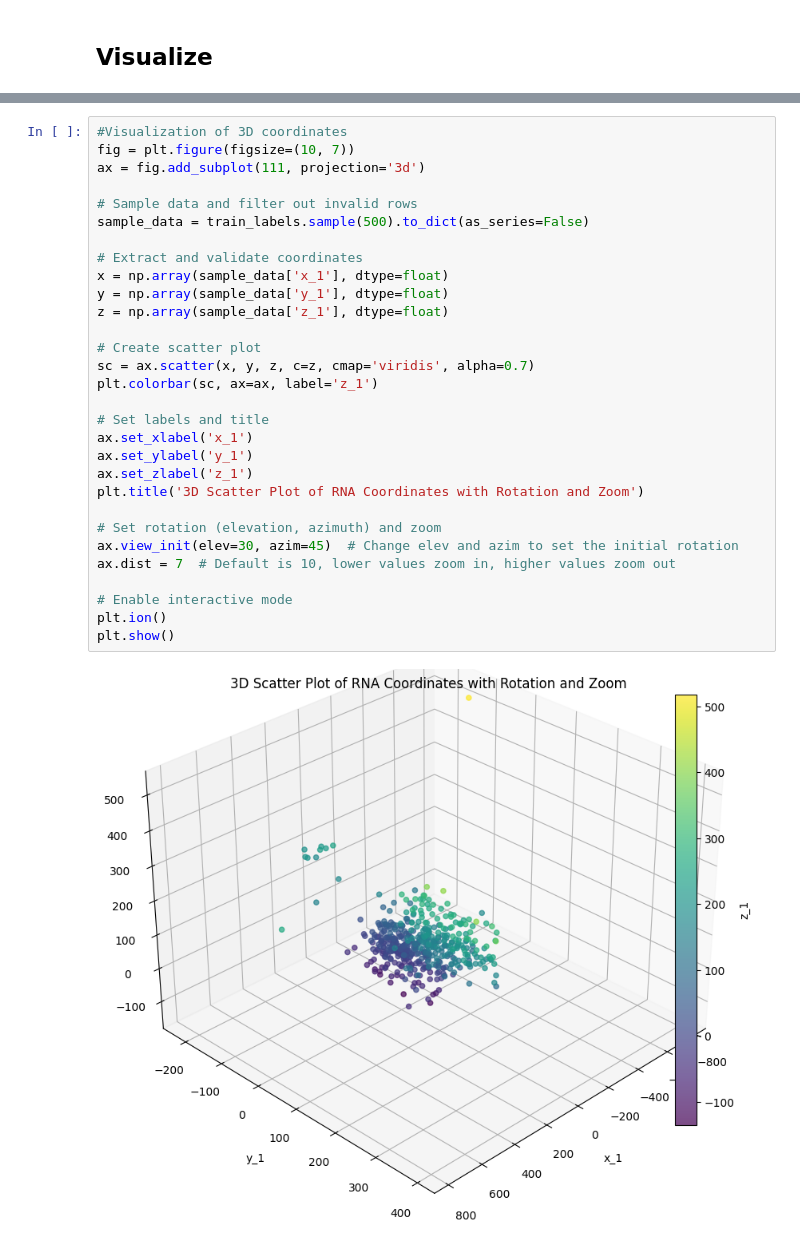
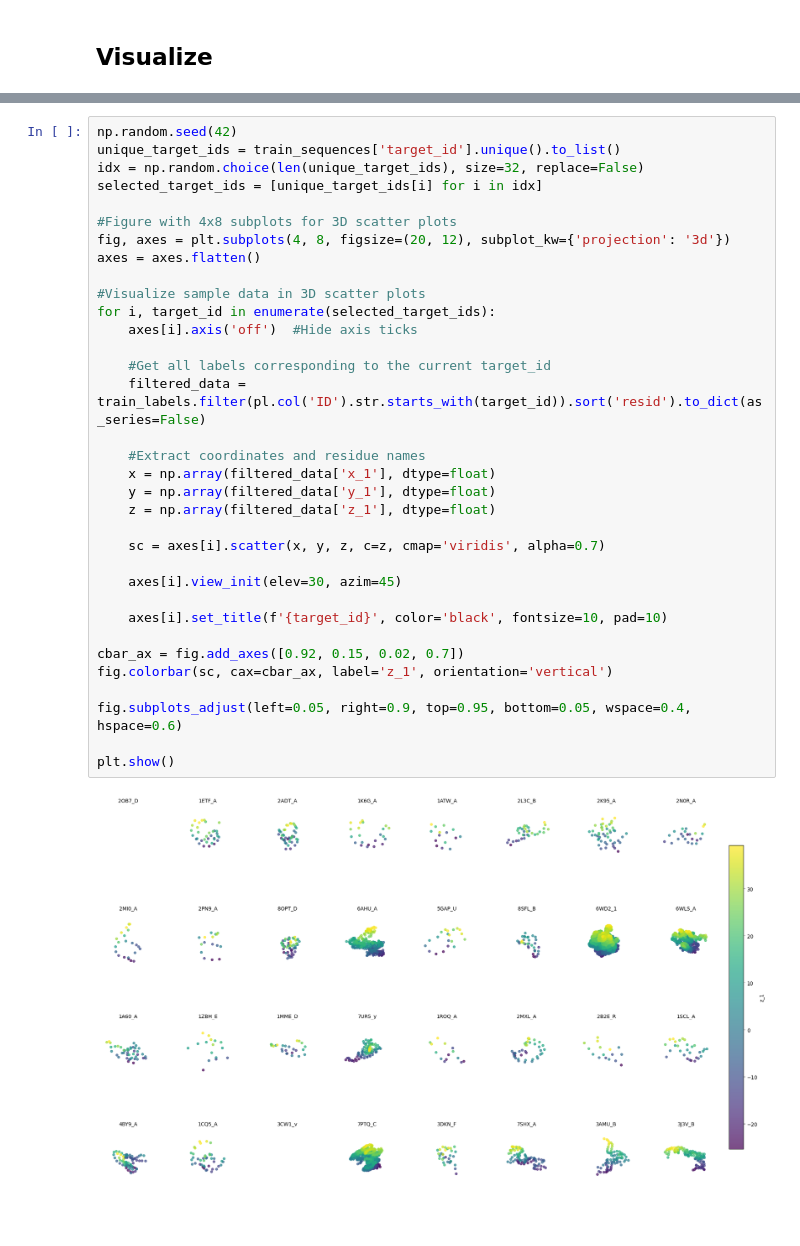
Before and after one commit to micho0802/Kaggle_comp, a Jupyter notebook: Stanford_RNA_3d_Folding/stanford-rna-3d-folding.ipynb, the cells around one changed output, grey strips where cells are left out. Cells and saved outputs as stored; diff of their text form; blank space fills up the shorter version.

```diff
--- a/Stanford_RNA_3d_Folding/stanford-rna-3d-folding.ipynb
+++ b/Stanford_RNA_3d_Folding/stanford-rna-3d-folding.ipynb
@@ -127,32 +124,36 @@ plt.show
-# %%
-#Visualization of 3D coordinates
-fig = plt.figure(figsize=(10, 7))
-ax = fig.add_subplot(111, projection='3d')
-
-# Sample data and filter out invalid rows
-sample_data = train_labels.sample(500).to_dict(as_series=False)
-
-# Extract and validate coordinates
-x = np.array(sample_data['x_1'], dtype=float)
-y = np.array(sample_data['y_1'], dtype=float)
-z = np.array(sample_data['z_1'], dtype=float)
-
-# Create scatter plot
-sc = ax.scatter(x, y, z, c=z, cmap='viridis', alpha=0.7)
-plt.colorbar(sc, ax=ax, label='z_1')
-
-# Set labels and title
-ax.set_xlabel('x_1')
-ax.set_ylabel('y_1')
-ax.set_zlabel('z_1')
-plt.title('3D Scatter Plot of RNA Coordinates with Rotation and Zoom')
-
-# Set rotation (elevation, azimuth) and zoom
-ax.view_init(elev=30, azim=45)  # Change elev and azim to set the initial rotation
-ax.dist = 7  # Default is 10, lower values zoom in, higher values zoom out
-
-# Enable interactive mode
-plt.ion()
-plt.show()
-# %% [output]
-[figure, removed]
+# %%
+np.random.seed(42)
+unique_target_ids = train_sequences['target_id'].unique().to_list()
+idx = np.random.choice(len(unique_target_ids), size=32, replace=False)
+selected_target_ids = [unique_target_ids[i] for i in idx]
+
+#Figure with 4x8 subplots for 3D scatter plots
+fig, axes = plt.subplots(4, 8, figsize=(20, 12), subplot_kw={'projection': '3d'})
+axes = axes.flatten()
+
+#Visualize sample data in 3D scatter plots
+for i, target_id in enumerate(selected_target_ids):
+    axes[i].axis('off')  #Hide axis ticks
+
+    #Get all labels corresponding to the current target_id
+    filtered_data = train_labels.filter(pl.col('ID').str.starts_with(target_id)).sort('resid').to_dict(as_series=False)
+
+    #Extract coordinates and residue names
+    x = np.array(filtered_data['x_1'], dtype=float)
+    y = np.array(filtered_data['y_1'], dtype=float)
+    z = np.array(filtered_data['z_1'], dtype=float)
+
+    sc = axes[i].scatter(x, y, z, c=z, cmap='viridis', alpha=0.7)
+
+    axes[i].view_init(elev=30, azim=45)
+
+    axes[i].set_title(f'{target_id}', color='black', fontsize=10, pad=10)
+
+cbar_ax = fig.add_axes([0.92, 0.15, 0.02, 0.7])
+fig.colorbar(sc, cax=cbar_ax, label='z_1', orientation='vertical')
+
+fig.subplots_adjust(left=0.05, right=0.9, top=0.95, bottom=0.05, wspace=0.4, hspace=0.6)
+
+plt.show()
+# %% [output]
+[figure, added]
```
Also changed, not shown: parts of 4 cells of this notebook.
